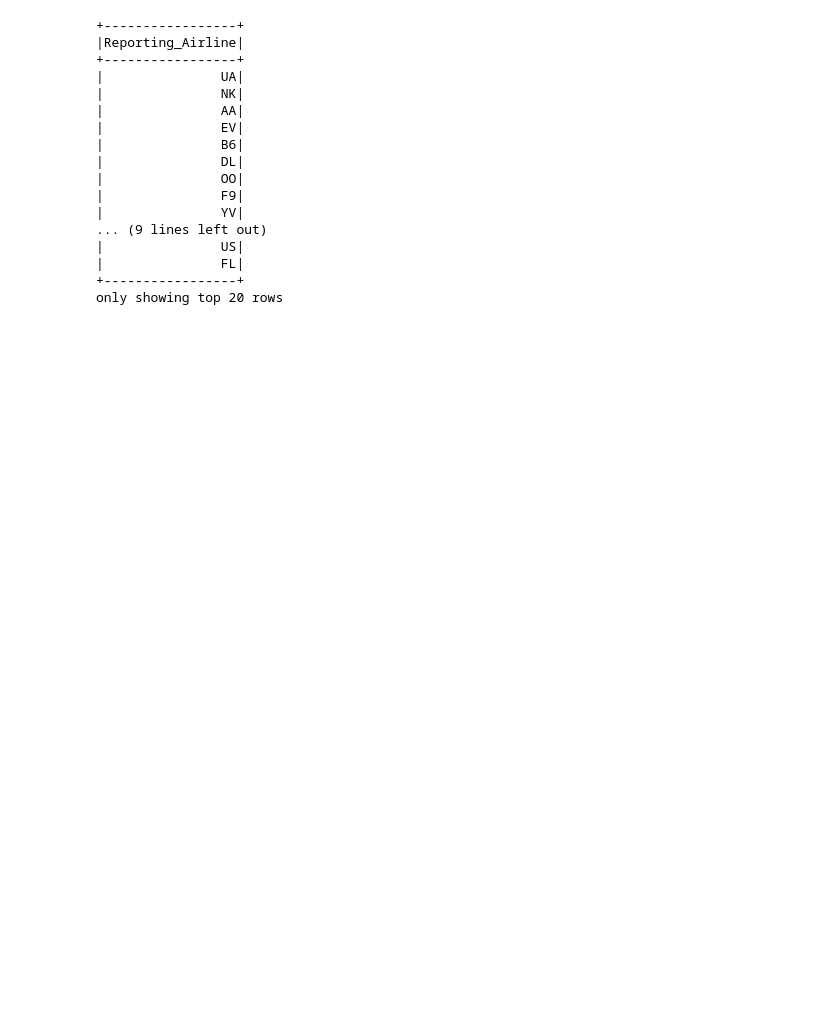
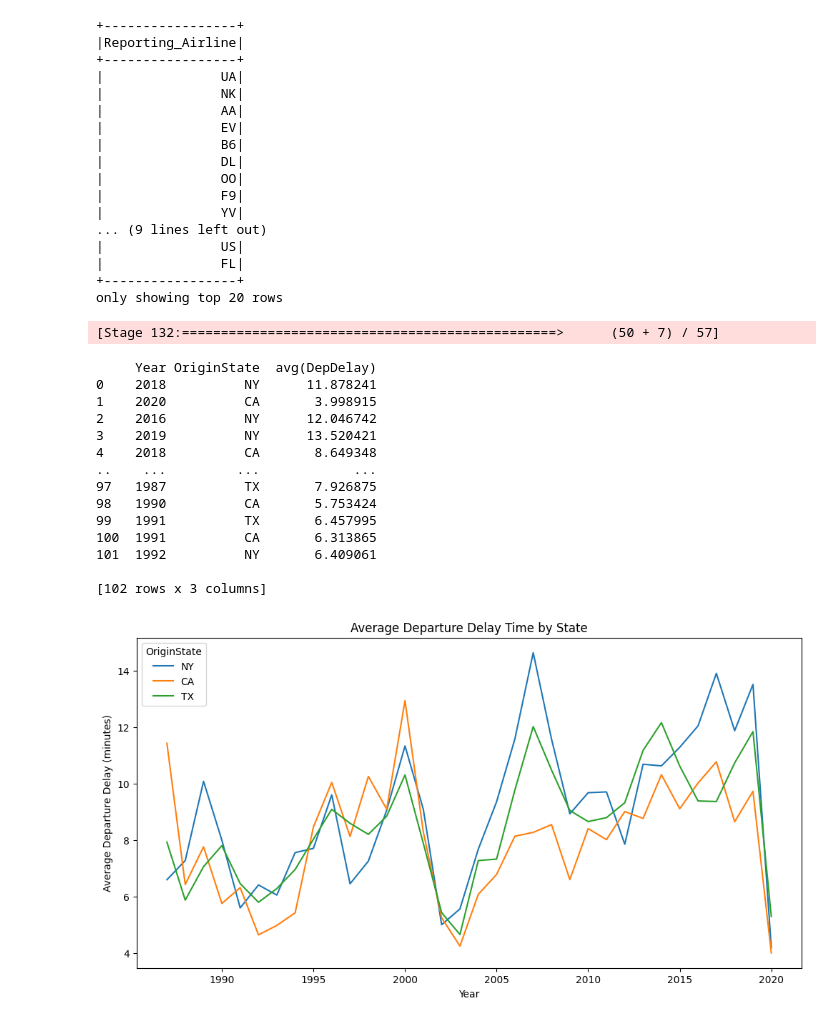
Before and after one commit to JohnNixon6972/InFlight, a Jupyter notebook: back_end/notebook.ipynb, the cells around one changed output. Cells and saved outputs as stored; diff of their text form; code cells hidden in the pictures; blank space fills up the shorter version.

```diff
--- a/back_end/notebook.ipynb
+++ b/back_end/notebook.ipynb
@@ -126,3 +164,38 @@ airline.select('Reporting_Airline').distinct().show()
 |               FL|
 +-----------------+
 only showing top 20 rows
+# %%
+import matplotlib.pyplot as plt
+import seaborn as sns
+def compare_airport_performance(airline, states):
+    # Filter flights by the specified states
+    filtered_flights = airline.filter(airline['OriginState'].isin(states))
+
+    # get data of each year
+    state_performance = filtered_flights.groupBy('Year', 'OriginState').agg({'DepDelay': 'mean'}).toPandas()
+
+    # Plot performance of states using seaborn or matplotlib
+    plt.figure(figsize=(12, 6))
+    sns.lineplot(x='Year', y='avg(DepDelay)', data=state_performance, hue='OriginState')
+    plt.title('Average Departure Delay Time by State')
+    plt.xlabel('Year')
+    plt.ylabel('Average Departure Delay (minutes)')
+    plt.show()
+compare_airport_performance(airline, ['NY', 'CA', 'TX'])
+# %% [output]
+[Stage 132:================================================>      (50 + 7) / 57]
+     Year OriginState  avg(DepDelay)
+0    2018          NY      11.878241
+1    2020          CA       3.998915
+2    2016          NY      12.046742
+3    2019          NY      13.520421
+4    2018          CA       8.649348
+..    ...         ...            ...
+97   1987          TX       7.926875
+98   1990          CA       5.753424
+99   1991          TX       6.457995
+100  1991          CA       6.313865
+101  1992          NY       6.409061
+
+[102 rows x 3 columns]
+[figure, added]
```
Also changed, not shown: parts of 3 cells of this notebook, 18 other files.
